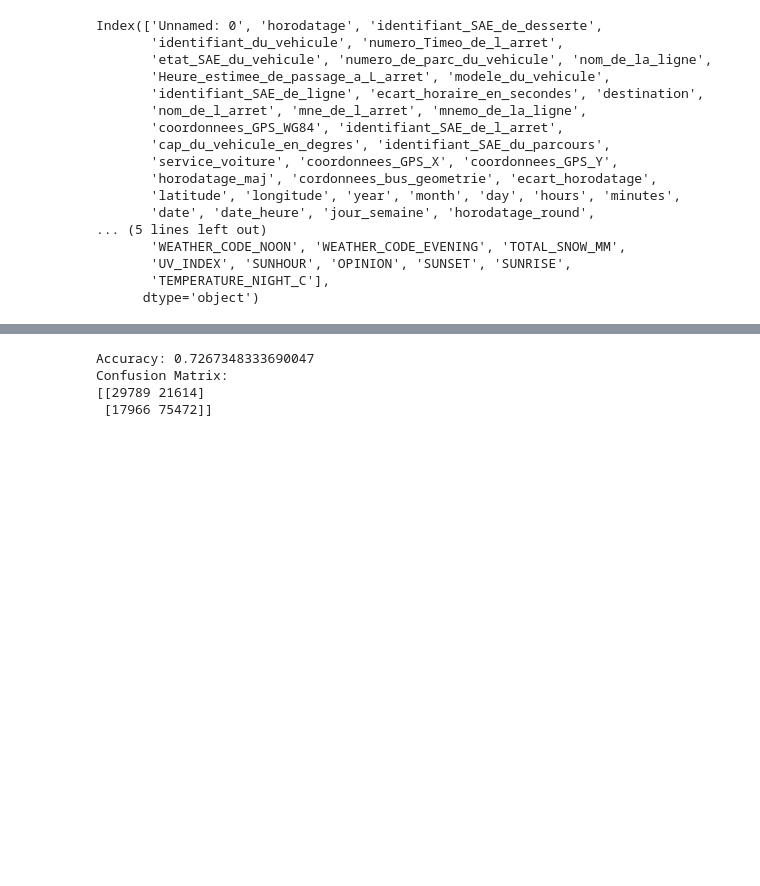
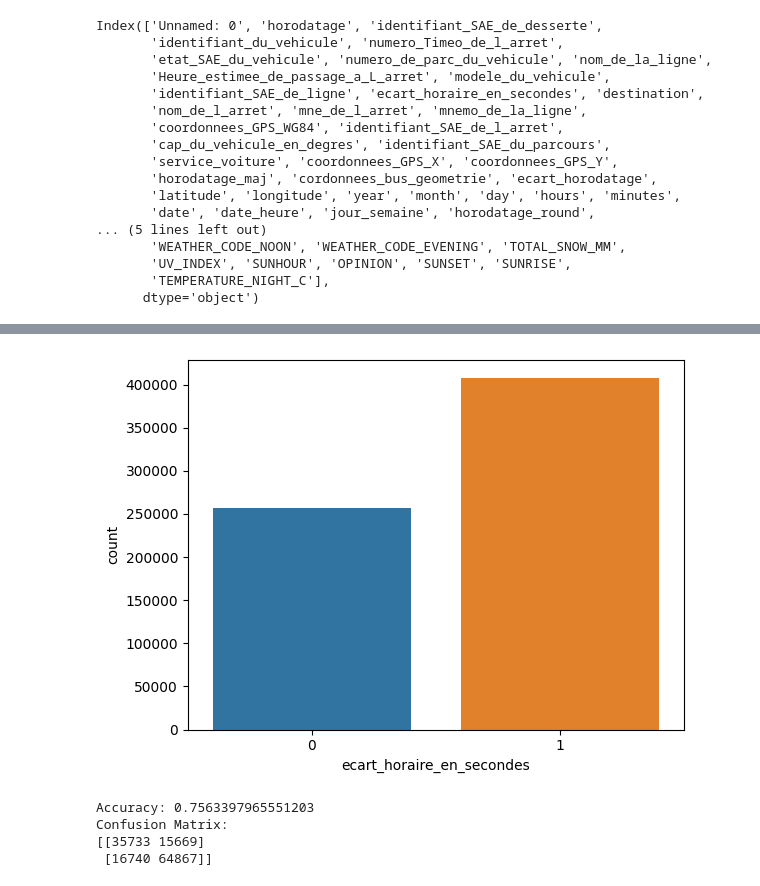
Before and after one commit to ClovisDel/qualite_trafic_tram_bus_angers, a Jupyter notebook: 3.ML_Clovis.ipynb, the cells around one changed output, grey strips where cells are left out. Saved outputs shown, nothing was run; the diff lists cells and outputs as text; code cells hidden in the pictures; blank space fills up the shorter version.

```diff
--- a/3.ML_Clovis.ipynb
+++ b/3.ML_Clovis.ipynb
@@ -27,28 +27,29 @@ Index(['Unnamed: 0', 'horodatage', 'identifiant_SAE_de_desserte',
 # %%
 df_pred = df[['ecart_horaire_en_secondes',
             'etat_SAE_du_vehicule',
-            #'nom_de_la_ligne',
+            'nom_de_la_ligne',
             #'mne_de_l_arret',
-            #'latitude', 'longitude',
-            #'Heure_estimee_de_passage_a_L_arret',
+            'latitude', 'longitude',
+            'Heure_estimee_de_passage_a_L_arret',
             #'year',
             'month',
             'day',
             'hours',
-            'minutes',
-            #'jour_semaine',
-            #'OPINION'
+            #'minutes',
+            'jour_semaine',
+            'OPINION'
             ]]
 
-#df_pred = df_pred.astype({"Heure_estimee_de_passage_a_L_arret": "datetime64"})
+df_pred = df_pred.astype({"Heure_estimee_de_passage_a_L_arret": "datetime64"})
 #df_pred = df_pred.astype({"identifiant_SAE_de_ligne": "object"})
 
 #df_pred["year_passage_a_l_arret"] = df_pred["Heure_estimee_de_passage_a_L_arret"].dt.year
-#df_pred["month_passage_a_l_arret"] = df_pred["Heure_estimee_de_passage_a_L_arret"].dt.month
-#df_pred["day_passage_a_l_arret"] = df_pred["Heure_estimee_de_passage_a_L_arret"].dt.day
-#df_pred["hours_passage_a_l_arret"] = df_pred["Heure_estimee_de_passage_a_L_arret"].dt.hour
+df_pred["month_passage_a_l_arret"] = df_pred["Heure_estimee_de_passage_a_L_arret"].dt.month
+df_pred["day_passage_a_l_arret"] = df_pred["Heure_estimee_de_passage_a_L_arret"].dt.day
+df_pred["hours_passage_a_l_arret"] = df_pred["Heure_estimee_de_passage_a_L_arret"].dt.hour
 #df_pred["minutes_passage_a_l_arret"] = df_pred["Heure_estimee_de_passage_a_L_arret"].dt.minute
-#df_pred.drop(columns=['Heure_estimee_de_passage_a_L_arret'], inplace=True)
+df_pred.drop(columns=['Heure_estimee_de_passage_a_L_arret'], inplace=True)
 
-df_pred.shape
+print(df_pred.shape)
+df_pred.dtypes
 # %% [output]
@@ -55,0 +71,9 @@ df_pred.shape
+# %%
+# outlier quantile ecart_horaire_en_secondes
+q1 = df_pred['ecart_horaire_en_secondes'].quantile(0.25)
+q3 = df_pred['ecart_horaire_en_secondes'].quantile(0.75)
+iqr = q3 - q1
+
+print(df_pred.shape)
+df_pred = df_pred[(df_pred['ecart_horaire_en_secondes'] >= q1 - 1.5 * iqr) & (df_pred['ecart_horaire_en_secondes'] <= q3 + 1.5 * iqr)]
+print(df_pred.shape)
@@ -83,20 +92,25 @@ corr.style.background_gradient(cmap='coolwarm')
 # %%
 from sklearn.model_selection import train_test_split
 
 from sklearn.metrics import accuracy_score
 from sklearn.metrics import confusion_matrix
 from sklearn.metrics import classification_report
 
-from sklearn.preprocessing import StandardScaler
-scaler = StandardScaler()
+from sklearn.preprocessing import scale
 
 X = df_pred.drop(columns=['ecart_horaire_en_secondes'])
-#X = scaler.fit_transform(X)
+X = scale(X)
 
-y = df_pred['ecart_horaire_en_secondes']
 y = df_pred['ecart_horaire_en_secondes'].apply(lambda x: 1 if x > 0 else 0)
 
+
+# plot y distribution
+sns.countplot(x=y)
+
+
 X_train, X_test, y_train, y_test = train_test_split(X, y, test_size=0.2, random_state=42, stratify=y)
+# %% [output]
+[figure, added]
 # %%
 # arbre
 from sklearn.tree import DecisionTreeClassifier
@@ -110,7 +124,7 @@ print("Accuracy:", accuracy_score(y_test, y_pred))
 print("Confusion Matrix:")
 print(confusion_matrix(y_test, y_pred))
 # %% [output]
-Accuracy: 0.7267348333690047
+Accuracy: 0.7563397965551203
 Confusion Matrix:
-[[29789 21614]
- [17966 75472]]
+[[35733 15669]
+ [16740 64867]]
```
Also changed, not shown: parts of 14 cells of this notebook.
